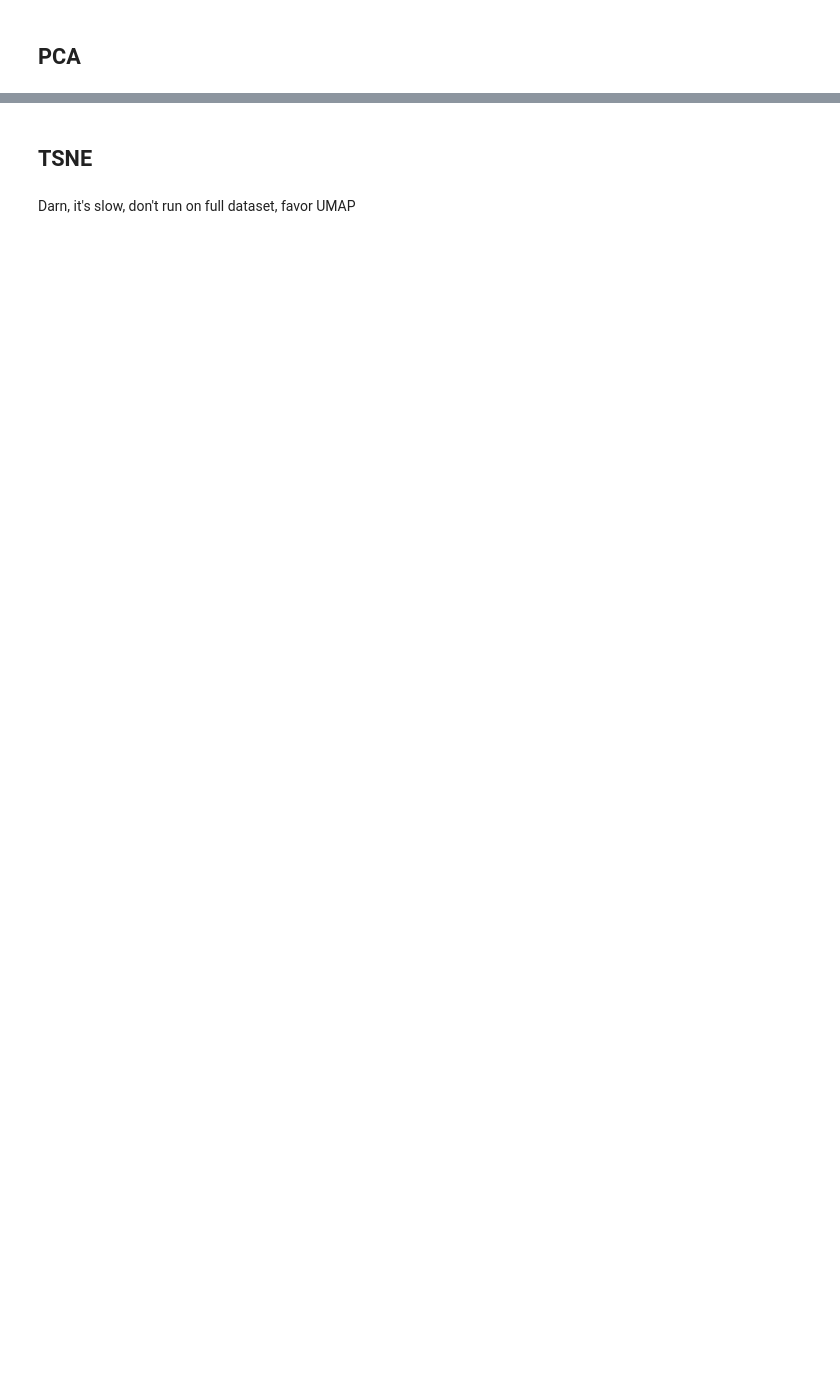
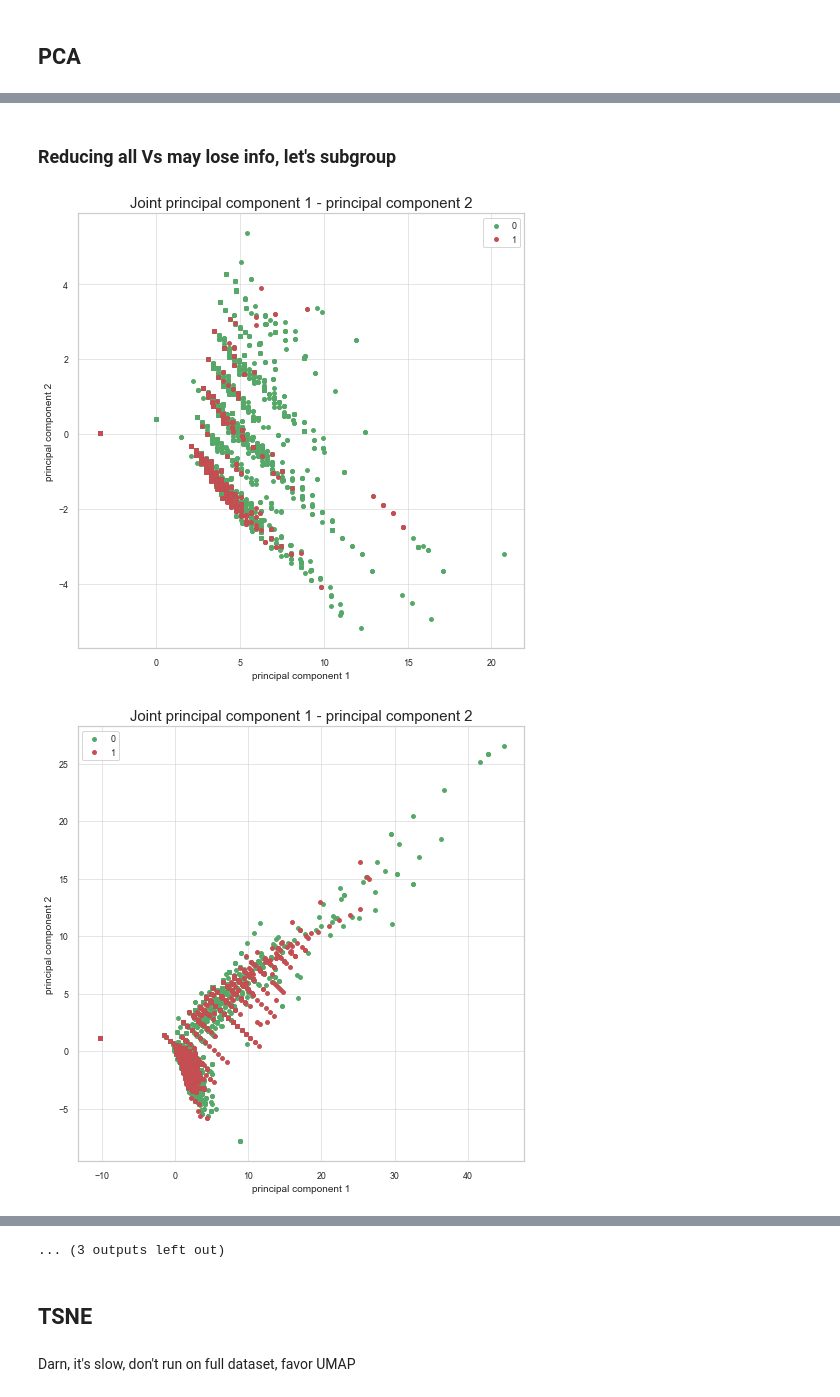
Before and after one commit to andfanilo/ieee-fraud-detection, a Jupyter notebook: notebooks/exploratory/Working on VESTA features.ipynb, the cells around one changed output, grey strips where cells are left out. Saved outputs shown, nothing was run; the diff lists cells and outputs as text; code cells hidden in the pictures; blank space fills up the shorter version.

```diff
--- a/notebooks/exploratory/Working on VESTA features.ipynb
+++ b/notebooks/exploratory/Working on VESTA features.ipynb
@@ -137,0 +95,9 @@ fig.show()
+# %% [markdown]
+### Reducing all Vs may lose info, let's subgroup
+# %%
+for group in VestaTransformer().V_groups:
+    plot_joint(reduce_pca(X_train[group]), 'principal component 1', 'principal component 2')
+    plt.show()
+# %% [output]
+[figure, added]
+[figure, added]
@@ -138,3 +114,4 @@ fig.show()
+... (3 outputs left out)
 # %% [markdown]
 ## TSNE
 # %% [markdown]
```
Also changed, not shown: parts of 32 cells of this notebook, 9 other files.
